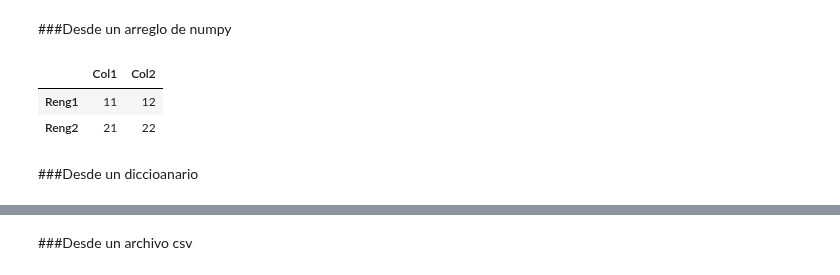
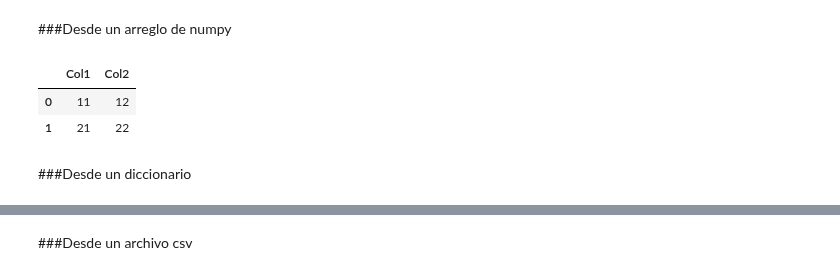
Before and after one commit to jcjimenezb123/ProgramacionPython, a Jupyter notebook: DataFrames.ipynb, the cells around one changed output, grey strips where cells are left out. Saved outputs shown, nothing was run; the diff lists cells and outputs as text; code cells hidden in the pictures.

```diff
--- a/DataFrames.ipynb
+++ b/DataFrames.ipynb
@@ -9,16 +9,14 @@ import pandas as pd
 # %%
 import numpy as np
 # %%
-datos=np.array([['','Col1','Col2'],
-               ['Reng1',11,12],
-               ['Reng2',21,22]])
-df=pd.DataFrame(data=datos[1:,1:],
-                index=datos[1:,0],
-                columns=datos[0,1:])
+datos=np.array([[11,12],
+               [21,22]])
+df=pd.DataFrame(data=datos,
+                columns=['Col1','Col2'])
 df
 # %% [output]
 |  | Col1 | Col2 |
-| Reng1 | 11 | 12 |
-| Reng2 | 21 | 22 |
+| 0 | 11 | 12 |
+| 1 | 21 | 22 |
 # %% [markdown]
-###Desde un diccioanario
+###Desde un diccionario
```
Also changed, not shown: parts of 13 cells of this notebook.
